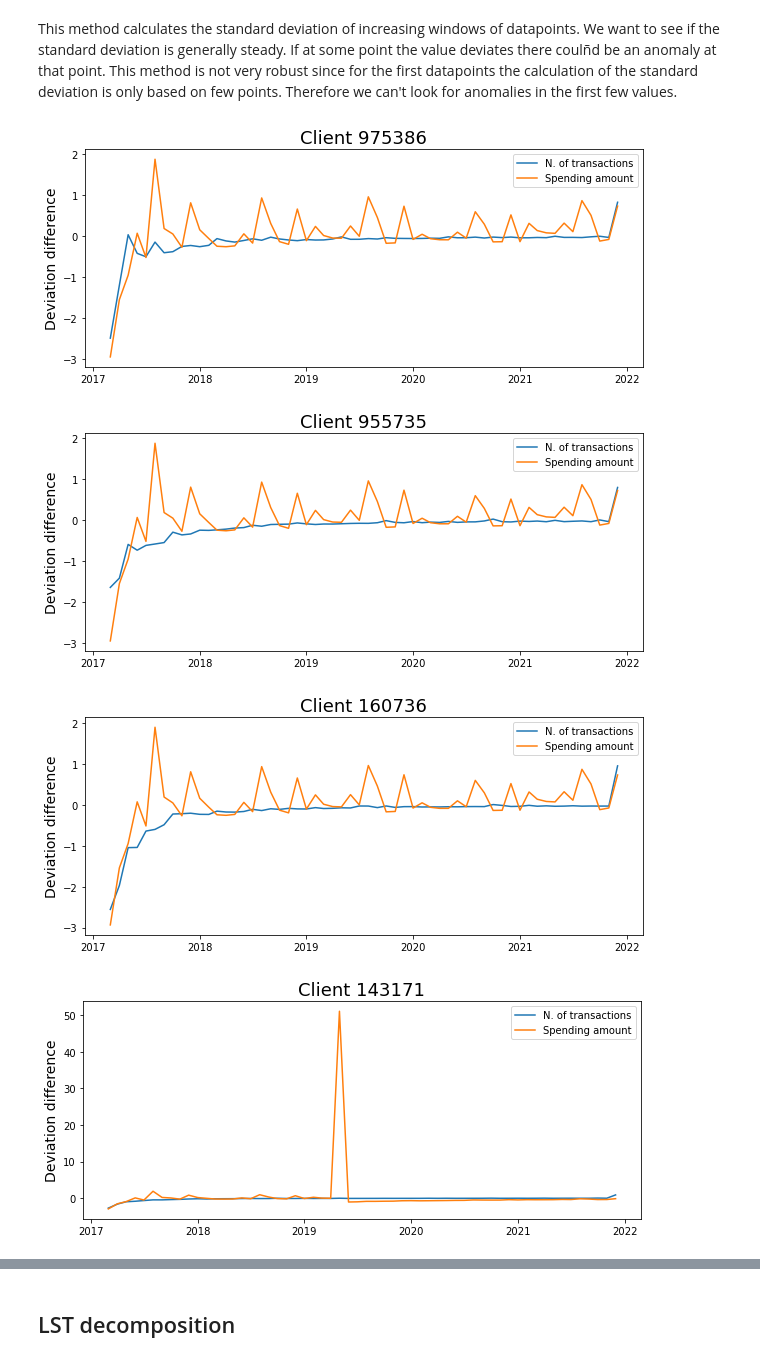
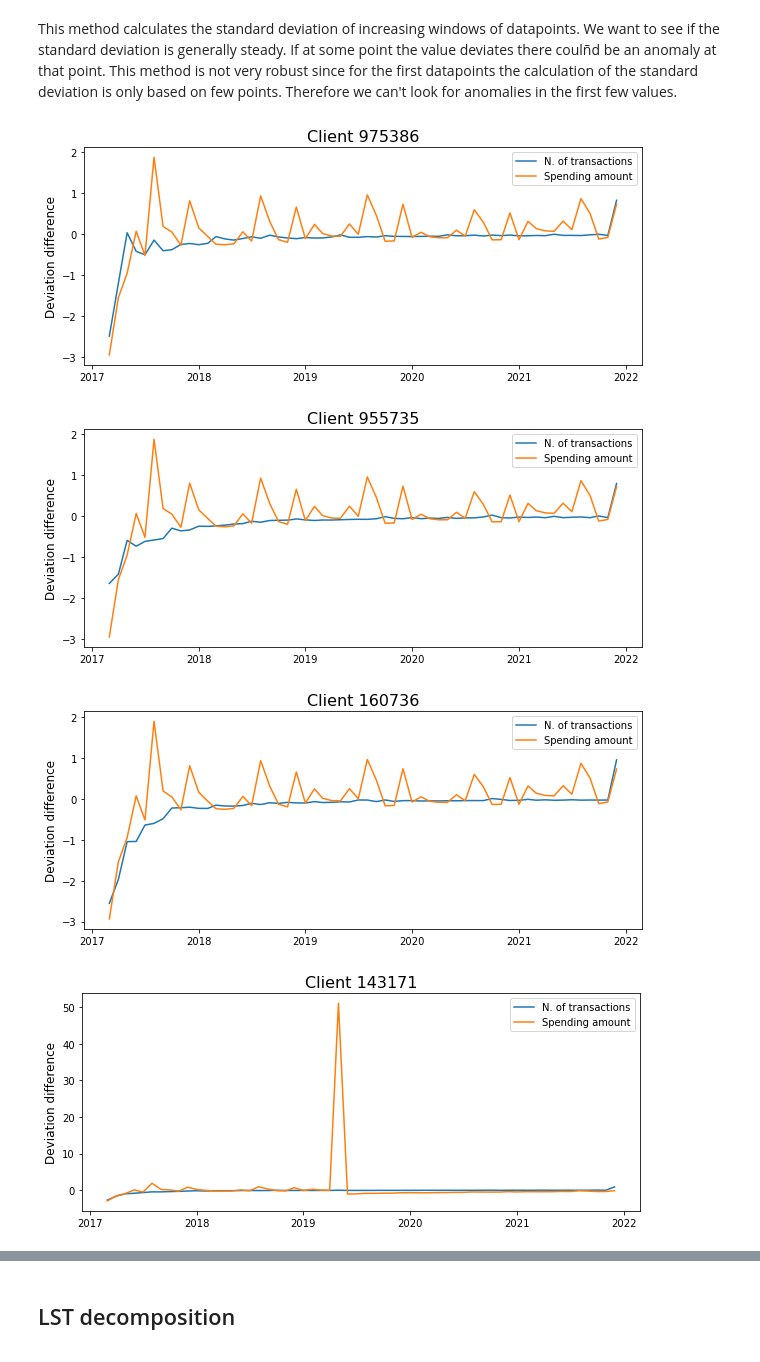
Before and after one commit to luismarcoslc/anomaly_detection, a Jupyter notebook: anomaly_detection.ipynb, the cells around one changed output, grey strips where cells are left out. Saved outputs shown, nothing was run; the diff lists cells and outputs as text; code cells hidden in the pictures.

```diff
--- a/anomaly_detection.ipynb
+++ b/anomaly_detection.ipynb
@@ -251,6 +188,17 @@ plt.show()
 The client spending could be modeled as a gaussian. So let's find those points that lie beyond two sigma standard deviation (z = 2).
 # %%
 def detect_outliers(data, measure):
+    """
+    Returns which points of a pandas series fall beyond a given z-score threshold.
+
+    Inputs:
+    :data: pandas series from which identifying outliers.
+    :measure: name of the pandas series in the dataframe it belongs to.
+
+    Outputs:
+    :outliers: list of identified outliers.
+
+    """
     outliers = []
     threshold = 3
     mean = np.mean(data)
@@ -364,14 +312,13 @@ for client in clients:
     month_deviations_transactions = current_client.groupby(by=[current_client.date.dt.month], as_index = False).agg(deviations = ('amount_count', 'std'))
 
     months = ['Jan', 'Feb', 'Mar', 'Apr', 'May', 'Jun', 'Jul', 'Aug', 'Sep', 'Oct', 'Nov', 'Dec']
-    xi = list(range(months))
+    xi = list(range(len(months)))
 
     plt.figure(figsize=(10,4))
     plt.plot(month_deviations_spending, label = 'Spending')
     plt.plot(month_deviations_transactions, label = 'Number of transactions')
-    plt.title(f'Client {client}', fontsize=18)
-    plt.ylabel('Deviation', fontsize=14)
-    plt.xlabel('Month', fontsize=14)
+    plt.title(f'Client {client}', fontsize=16)
+    plt.ylabel('Deviation', fontsize=12)
     plt.xticks(xi, months)
     plt.legend()
 # %% [output]
@@ -385,36 +345,36 @@ This method calculates the standard deviation of increasing windows of datapoint
 # %%
 for client in clients:
     current_client = df[df['client_id'] == client]
 
     rolling_deviations_spend = pd.Series(dtype=float, index = current_client.index)
     rolling_deviations_transact = pd.Series(dtype=float, index = current_client.index)
 
     for date in rolling_deviations_spend.index:
         #get the window ending at this data point
         window_s = current_client['amount_mean'].loc[:date]
         window_t = current_client['amount_count'].loc[:date]
 
         #get the deviation within this window
         rolling_deviations_spend.loc[date] = window_s.std()
         rolling_deviations_transact.loc[date] = window_t.std()
 
 
     #get the difference in deviation between one time point and the next
     diff_rolling_deviations_s = rolling_deviations_spend.diff()
     diff_rolling_deviations_s = diff_rolling_deviations_s.dropna()
 
     diff_rolling_deviations_t = rolling_deviations_transact.diff()
     diff_rolling_deviations_t = diff_rolling_deviations_t.dropna()
 
 
     plt.figure(figsize=(10,4))
     plt.plot(current_client.date[2:], diff_rolling_deviations_t.iloc[:], label = "N. of transactions")
     plt.plot(current_client.date[2:], diff_rolling_deviations_s,  label = "Spending amount")
-    plt.title(f'Client {client}', fontsize=18)
-    plt.ylabel('Deviation difference', fontsize=14)
+    plt.title(f'Client {client}', fontsize=16)
+    plt.ylabel('Deviation difference', fontsize=12)
     plt.legend()
 # %% [output]
-[figure, old version]
+[figure, new version]
-[figure, old version]
+[figure, new version]
-[figure, old version]
+[figure, new version]
-[figure, old version]
+[figure, new version]
```
Also changed, not shown: parts of 38 cells of this notebook.
